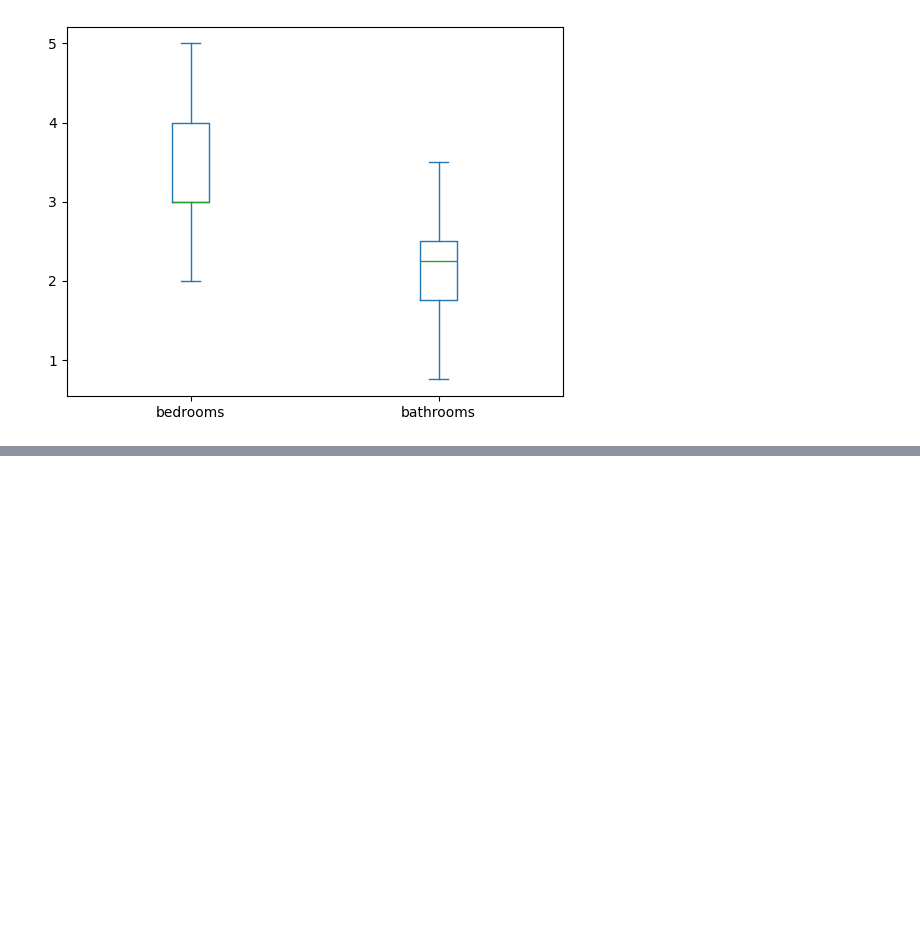
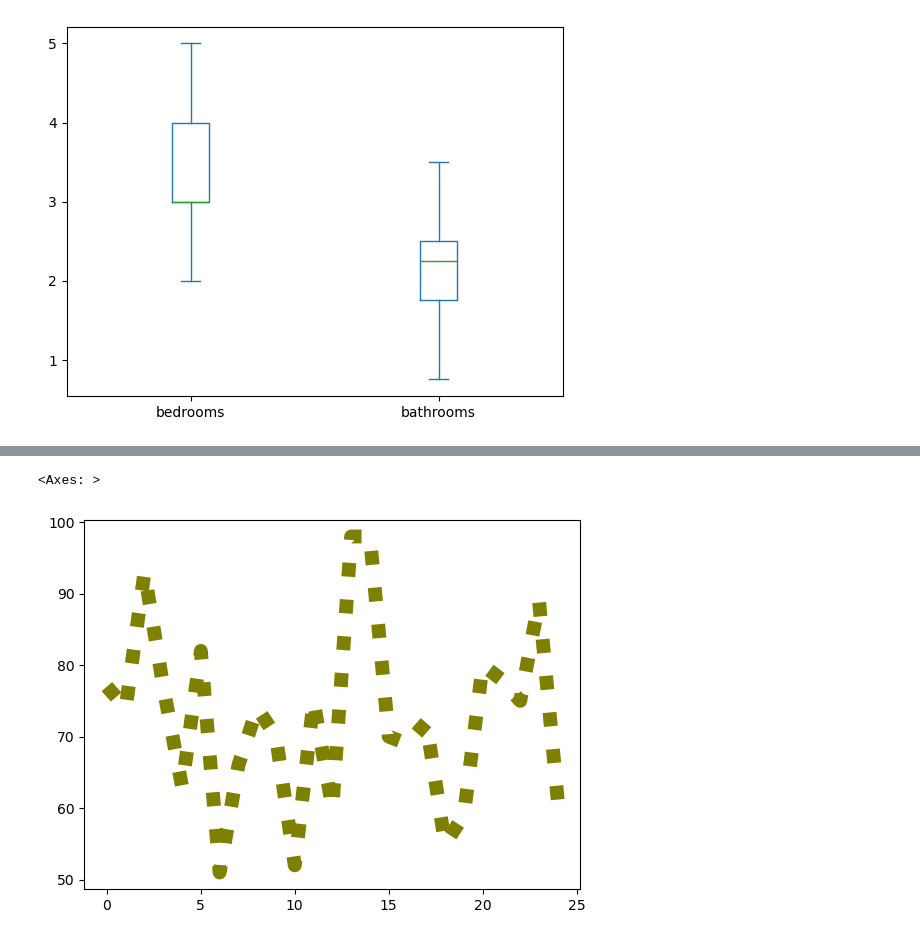
Before and after one commit to gurnamsingh11/data_visualization, a Jupyter notebook: 02_Pandas_Plotting.ipynb, the cells around one changed output, grey strips where cells are left out. Saved outputs shown, nothing was run; the diff lists cells and outputs as text; code cells hidden in the pictures; blank space fills up the shorter version.

```diff
--- a/02_Pandas_Plotting.ipynb
+++ b/02_Pandas_Plotting.ipynb
@@ -276,0 +302,10 @@ houses[["bedrooms", "bathrooms"]].plot(kind="box", showfliers=False)
+# %%
+years = pd.Series(range(2000, 2025))  # Years from 2000 to 2024
+
+# Generate some random data corresponding to the years
+data = pd.Series(np.random.randint(50, 100, size=len(years)))
+# %%
+data.plot(kind="line", color="olive", linewidth=10, linestyle=":")
+# %% [output]
+<Axes: >
+[figure, added]
```
Also changed, not shown: parts of 11 cells of this notebook.
